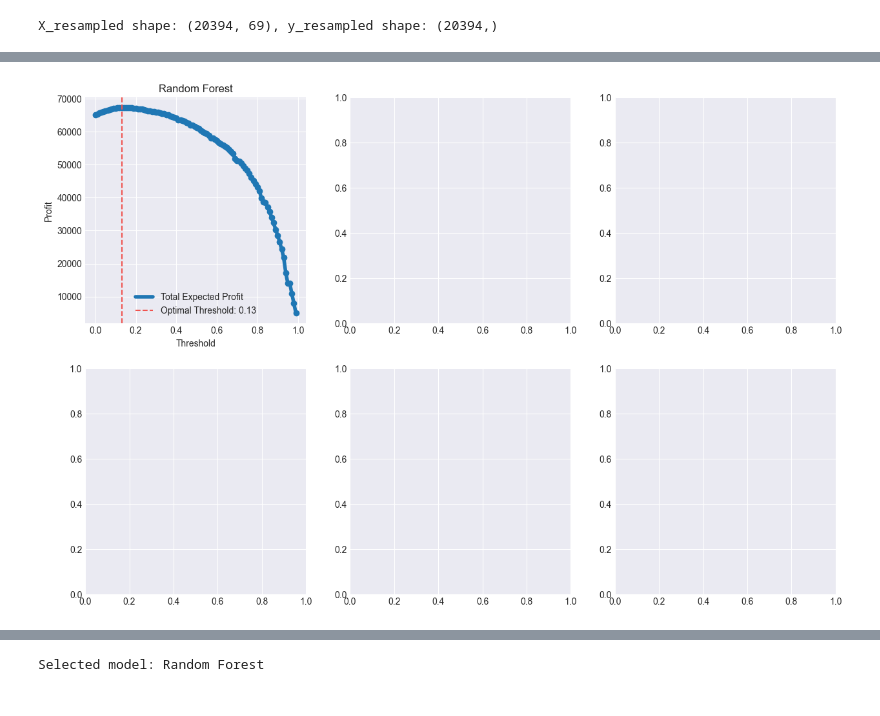
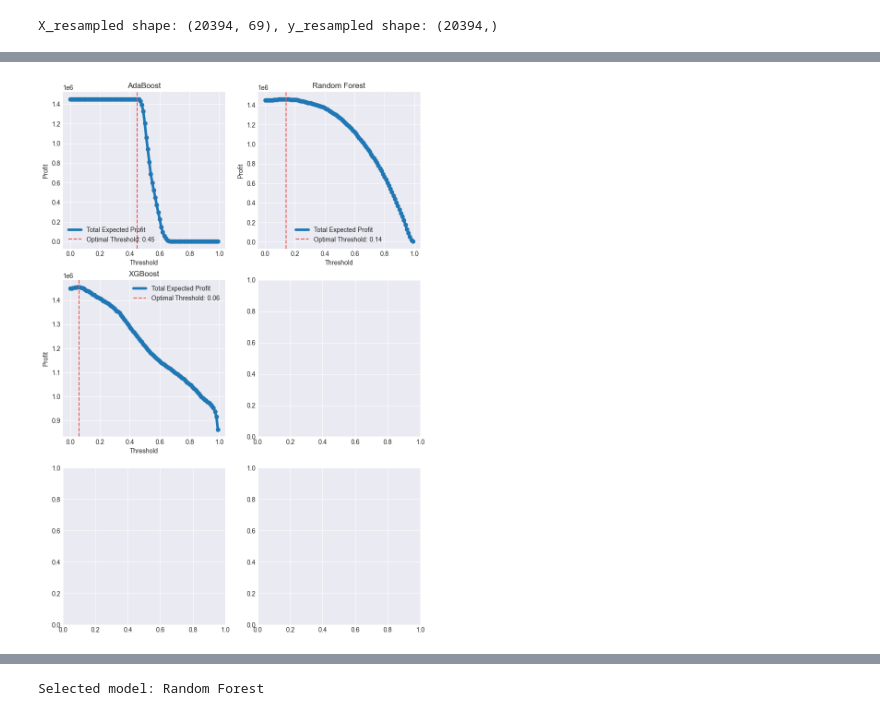
Before and after one commit to vanesterik/mads-telemarketing-assigment, a Jupyter notebook: notebooks/2.0-kve-predictive-modelling.ipynb, the cells around one changed output, grey strips where cells are left out. Drawn from its saved outputs; the diff is of its cells as text; code cells hidden in the pictures.

Commit message:
feat: implement hyper tuning to various models

```diff
--- a/notebooks/2.0-kve-predictive-modelling.ipynb
+++ b/notebooks/2.0-kve-predictive-modelling.ipynb
@@ -183,6 +183,6 @@ classifiers = {
 }
 # %%
-is_hypertuning_enabled = False  # Set to True to enable hypertuning
+is_hypertuning_enabled = True  # Set to True to enable hypertuning
 
 if is_hypertuning_enabled:
     print("Start hypertuning:")
@@ -209,0 +214,3 @@ else:
+# %%
+for name, (_, params) in classifiers.items():
+    print(f"- {name}: {params}")
@@ -292,28 +305,29 @@ for name, y_prob in y_probs.items():
     metrics[name] = calculate_profit_thresholds(
         y_train,
         y_prob,
-        # cost_per_call=200,
+        cost_per_call=11,
+        revenue_per_success=200,
     )
 # %%
-_, axes = plt.subplots(2, 3, figsize=(15, 10))
+_, axes = plt.subplots(3, 2, figsize=(10, 15))
 
 for ax, (name, metric) in zip(axes.flatten(), metrics.items()):
     (
         thresholds,
         profits,
         optimal_threshold,
         profit,
         profit_margin,
     ) = metric
     plot_profit_thresholds(
         profits,
         thresholds,
         optimal_threshold,
         ax=ax,
         model_name=name,
     )
 # %% [output]
-[figure, old version]
+[figure, new version]
 # %%
 # Prepare headers and metrics for the table
 headers = ["Metric"] + list(metrics.keys())
```
Also changed, not shown: parts of 13 cells of this notebook, 9 other files.
